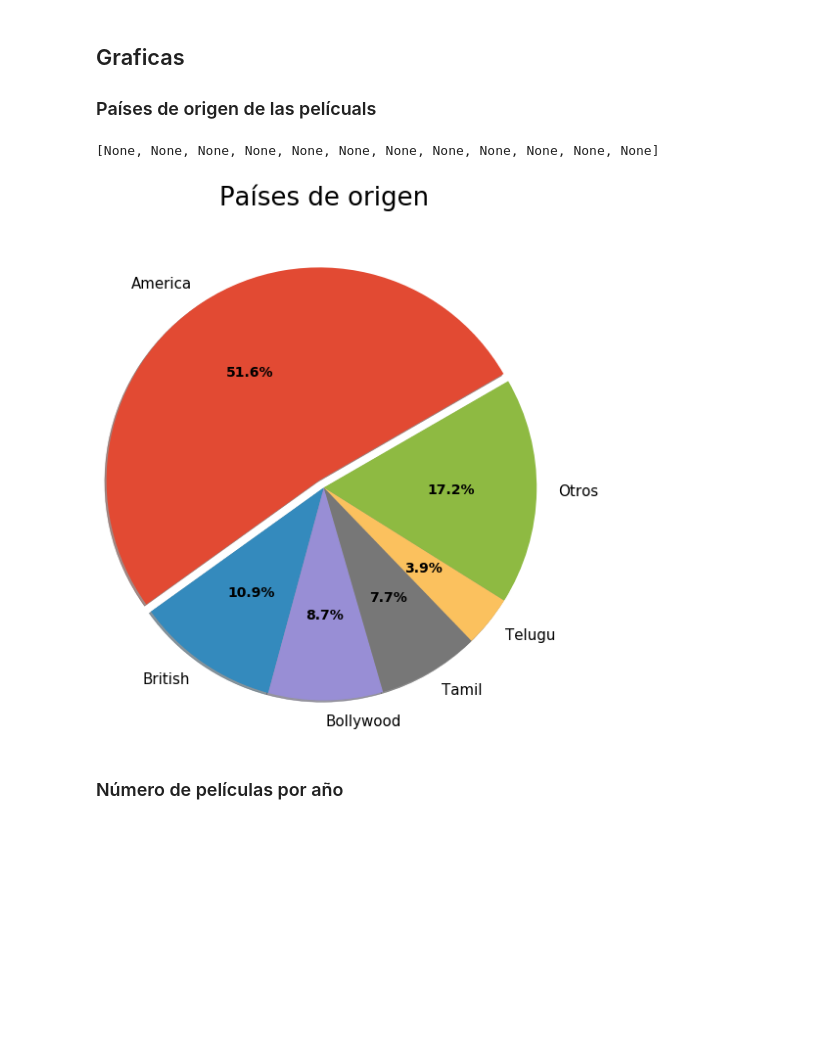
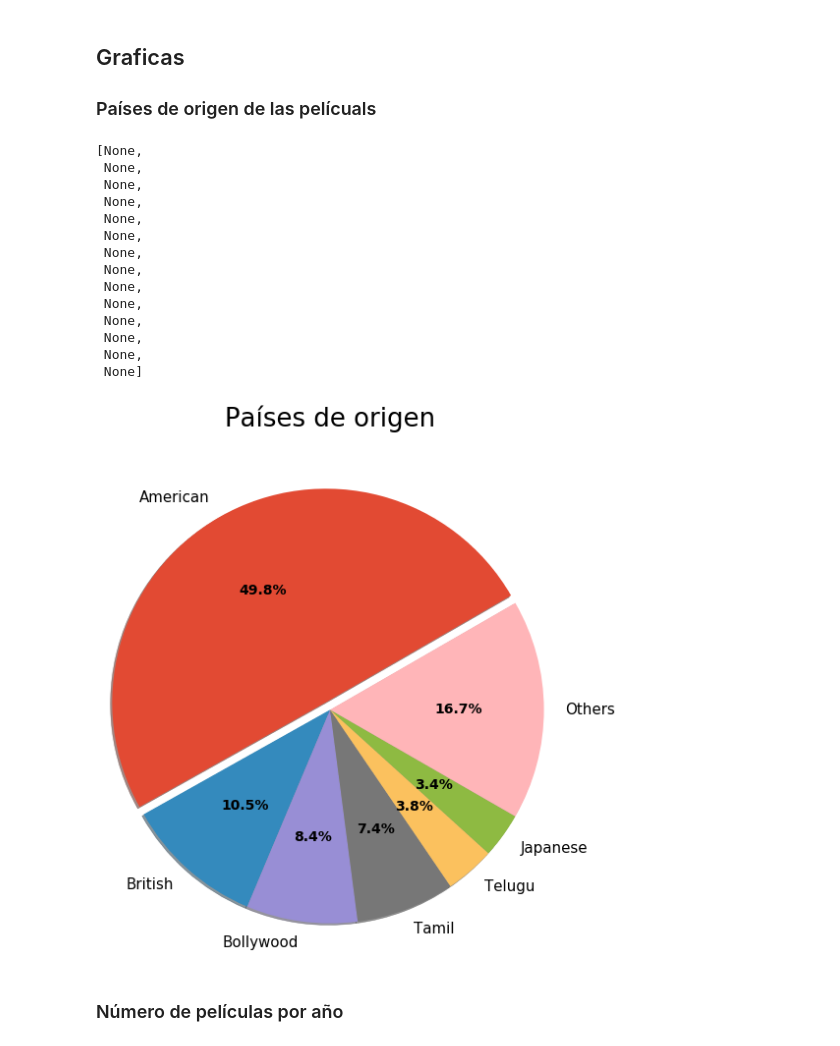
Before and after one commit to ricardoamata/Proyecto-ML, a Jupyter notebook: MoviePlots.ipynb, the cells around one changed output. Drawn from its saved outputs; the diff is of its cells as text; code cells hidden in the pictures; blank space fills up the shorter version.

```diff
--- a/MoviePlots.ipynb
+++ b/MoviePlots.ipynb
@@ -14,7 +25,7 @@ plt.style.use('ggplot')
 Carga los datos (se pueden bajar de aquí: https://www.kaggle.com/jrobischon/wikipedia-movie-plots)
 # %%
 df = pd.read_csv("wiki_movie_plots_deduped.csv")
-
+df.rename(columns={'Origin/Ethnicity':'Origin'}, inplace=True) # para mayor comodidad
 df.shape
 # %% [output]
 (34886, 8)
@@ -73,23 +84,33 @@ df.describe()
 
 ### Países de origen de las pelícuals
 # %%
-counts = []
-for i in range(5):
-    counts.append(df['Origin/Ethnicity'].value_counts()[i])
+fig, ax = plt.subplots()
+_, texts, autotexts = ax.pie(list(df['Origin'].value_counts()[:6].values) + [sum(df['Origin'].value_counts()[6:])],
+                    explode=(0.1, 0, 0, 0, 0, 0, 0),
+                    labels=list(df['Origin'].value_counts()[:6].index) + ["Others"],
+                    autopct='%1.1f%%',
+                    shadow=True, radius=2.5,
+                    startangle=30)
 
-countries = ["America", "British", "Bollywood", "Tamil", "Telugu", "Otros"]
-
-counts.append(sum(df['Origin/Ethnicity'].value_counts()[6:]))
-
-fig, ax = plt.subplots()
-_, texts, autotexts = ax.pie(counts, explode=(0.1, 0, 0, 0, 0, 0), labels=countries, autopct='%1.1f%%',
-                      shadow=True, radius=2.5, startangle=30)
 ax.set_title('Países de origen', fontsize=26, loc="center",  y=1.8)
 plt.setp(texts, size=15)
 plt.setp(autotexts, size=14, weight="bold")
 # %% [output]
-[None, None, None, None, None, None, None, None, None, None, None, None]
+[None,
+ None,
+ None,
+ None,
+ None,
+ None,
+ None,
+ None,
+ None,
+ None,
+ None,
+ None,
+ None,
+ None]
-[figure, old version]
+[figure, new version]
 # %% [markdown]
 ### Número de películas por año
 # %%
```
Also changed, not shown: parts of 28 cells of this notebook, 1 other file.
